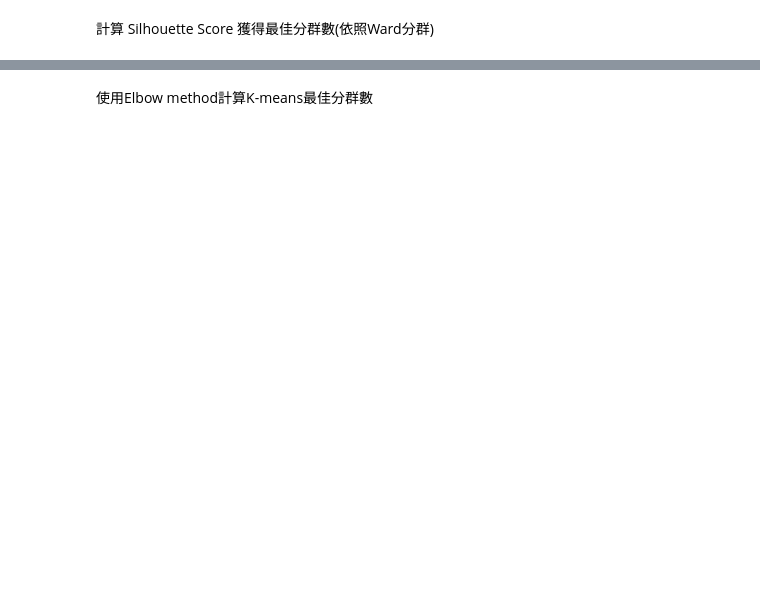
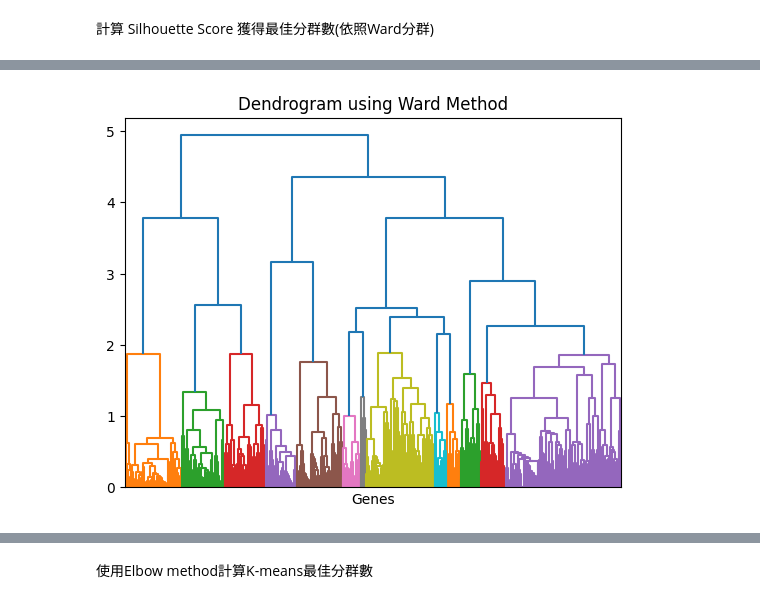
Before and after one commit to BioTechCo/main_project, a Jupyter notebook: notebooks/cal_cluster_number.ipynb, the cells around one changed output, grey strips where cells are left out. Drawn from its saved outputs; the diff is of its cells as text; code cells hidden in the pictures; blank space fills up the shorter version.

```diff
--- a/notebooks/cal_cluster_number.ipynb
+++ b/notebooks/cal_cluster_number.ipynb
@@ -28 +28,14 @@ data
+# %%
+# replace NaN with 0
+data = data.fillna(1)
+condensed_data = squareform(data)
+linkage_matrix = linkage(condensed_data, method='ward')
+
+dendrogram(linkage_matrix, color_threshold=1.9)
+plt.tick_params(axis='x', which='both', bottom=False, top=False, labelbottom=False)
+plt.xlabel('Genes')
+plt.title('Dendrogram using Ward Method')
+plt.show()
+# %% [output]
+[figure, added]
 # %%
```
Also changed, not shown: parts of 9 cells of this notebook, 1 other file.
